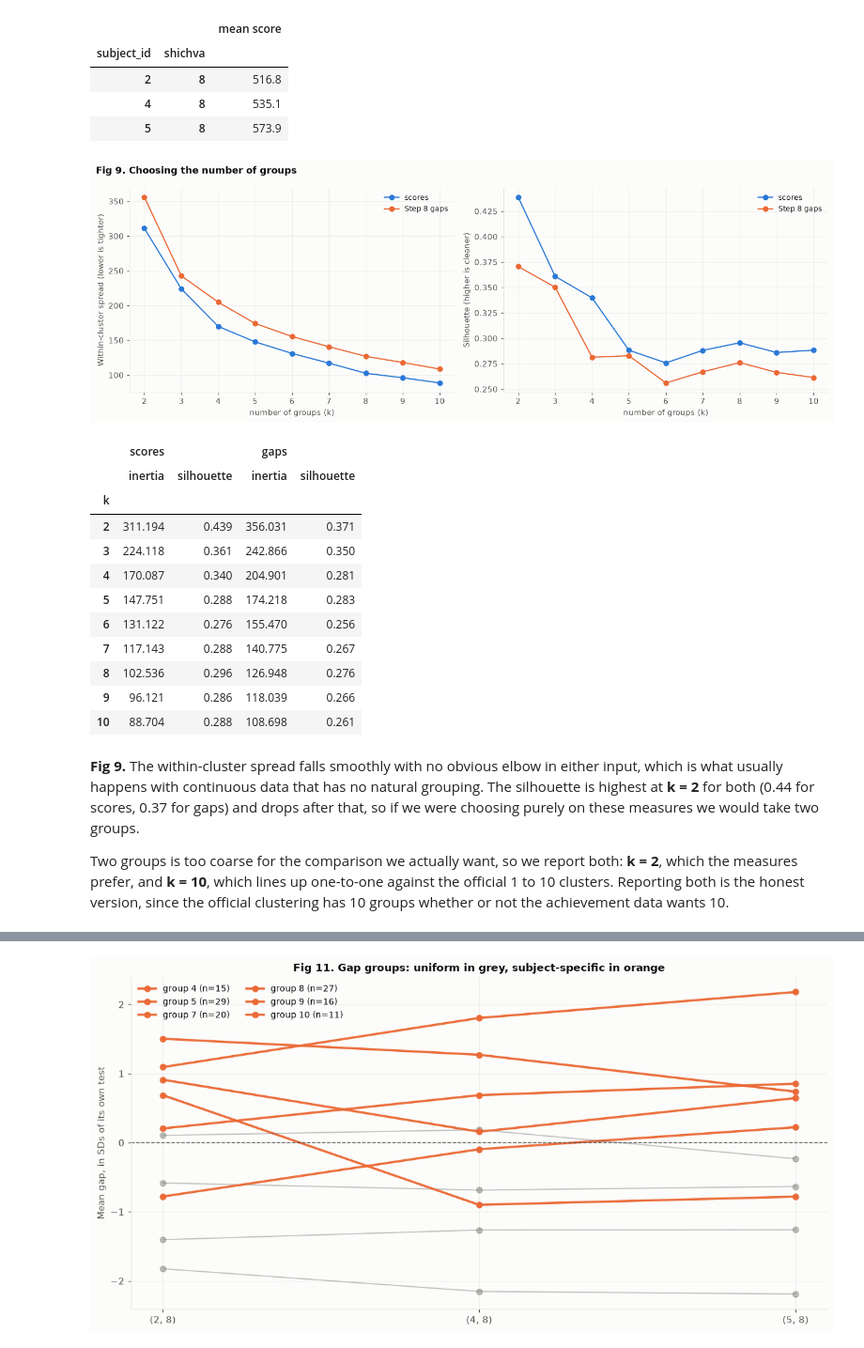
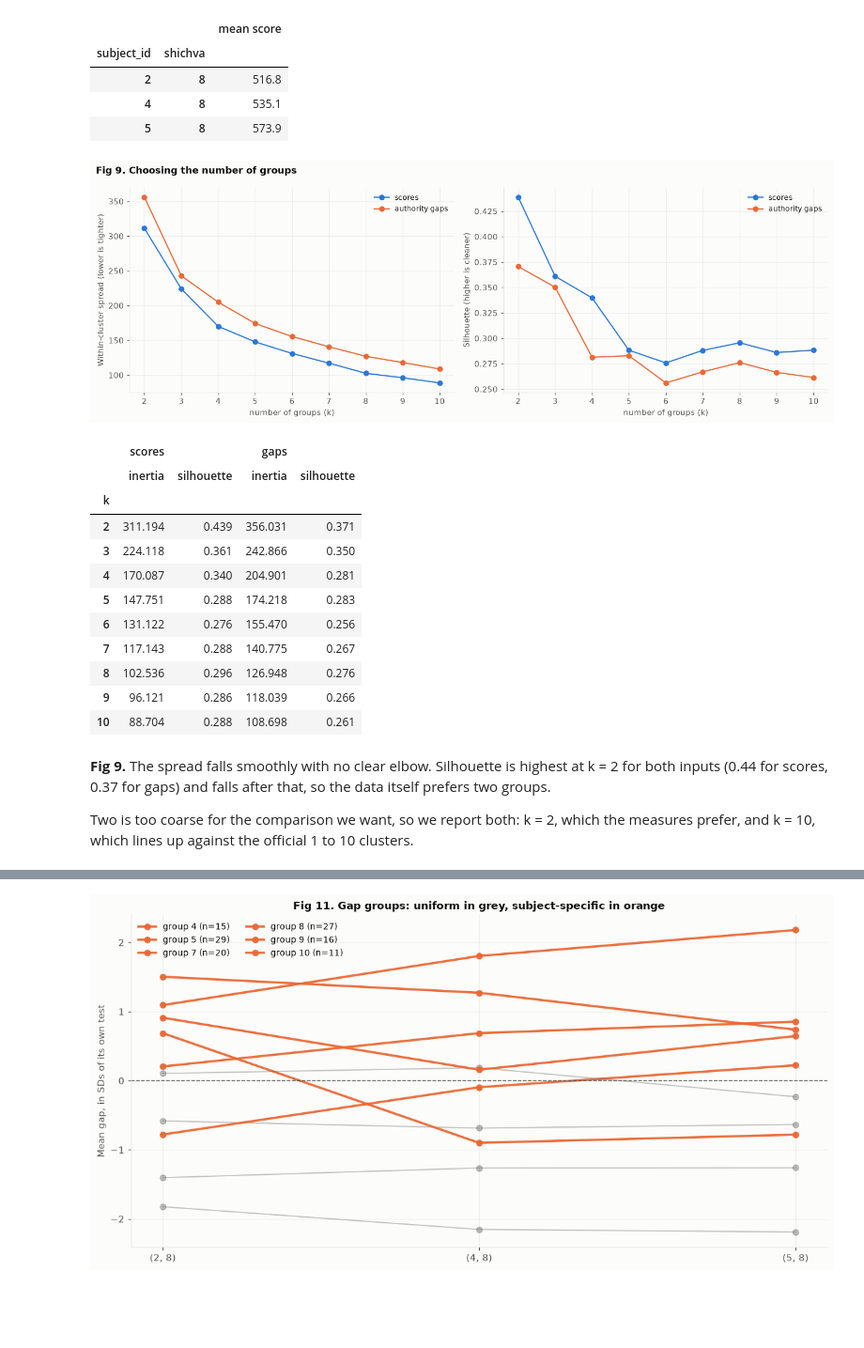
Before and after one commit to Fiamma-Jikukan/DS_final_project_Or_and_Stav, a Jupyter notebook: DS_final_project_Or_and_Stav.ipynb, the cells around one changed output, grey strips where cells are left out. Shown at 94% size. Cells and saved outputs as stored; diff of their text form; code cells hidden in the pictures; blank space fills up the shorter version.

```diff
--- a/DS_final_project_Or_and_Stav.ipynb
+++ b/DS_final_project_Or_and_Stav.ipynb
@@ -1954,29 +1944,29 @@ Mean score per column (why they are standardized first):
 # %%
 def sweep(frame):
     X = StandardScaler().fit_transform(frame)
     rows = []
     for k in range(2, 11):
         model = KMeans(n_clusters=k, random_state=RANDOM_STATE, n_init=10).fit(X)
         rows.append({"k": k, "inertia": model.inertia_, "silhouette": silhouette_score(X, model.labels_)})
     return X, pd.DataFrame(rows).set_index("k")
 
 X_score, sweep_score = sweep(score_profile)
 X_gap, sweep_gap = sweep(gap_profile)
 
 fig, axes = plt.subplots(1, 2, figsize=(13, 4.6))
 for ax, column, label in zip(axes, ["inertia", "silhouette"],
                              ["Within-cluster spread (lower is tighter)", "Silhouette (higher is cleaner)"]):
     ax.plot(sweep_score.index, sweep_score[column], marker="o", color=BLUE, label="scores")
-    ax.plot(sweep_gap.index, sweep_gap[column], marker="o", color=ORANGE, label="Step 8 gaps")
+    ax.plot(sweep_gap.index, sweep_gap[column], marker="o", color=ORANGE, label="authority gaps")
     ax.set(xlabel="number of groups (k)", ylabel=label, xticks=range(2, 11))
     ax.legend(frameon=False, fontsize=9)
 fig.suptitle("Fig 9. Choosing the number of groups", x=0.01, ha="left", fontweight="bold")
 fig.tight_layout()
 plt.show()
 
 display(pd.concat({"scores": sweep_score, "gaps": sweep_gap}, axis=1).round(3))
 # %% [output]
-[figure, old version]
+[figure, new version]
 |  | scores |  | gaps |  |
 |  | inertia | silhouette | inertia | silhouette |
 | k |  |  |  |  |
@@ -1990,14 +1980,11 @@ display(pd.concat({"scores": sweep_score, "gaps": sweep_gap}, axis=1).round(3))
 | 9 | 96.121 | 0.286 | 118.039 | 0.266 |
 | 10 | 88.704 | 0.288 | 108.698 | 0.261 |
 # %% [markdown]
-**Fig 9.** The within-cluster spread falls smoothly with no obvious elbow in either input, which is what
-usually happens with continuous data that has no natural grouping. The silhouette is highest at **k = 2** for
-both (0.44 for scores, 0.37 for gaps) and drops after that, so if we were choosing purely on these measures we
-would take two groups.
+**Fig 9.** The spread falls smoothly with no clear elbow. Silhouette is highest at k = 2 for both inputs (0.44
+for scores, 0.37 for gaps) and falls after that, so the data itself prefers two groups.
 
-Two groups is too coarse for the comparison we actually want, so we report both: **k = 2**, which the measures
-prefer, and **k = 10**, which lines up one-to-one against the official 1 to 10 clusters. Reporting both is the
-honest version, since the official clustering has 10 groups whether or not the achievement data wants 10.
+Two is too coarse for the comparison we want, so we report both: k = 2, which the measures prefer, and k = 10,
+which lines up against the official 1 to 10 clusters.
 # %%
 def cluster_and_compare(frame, X, label):
     results, assignments = [], {}
```
Also changed, not shown: parts of 26 cells of this notebook, 18 other files.
